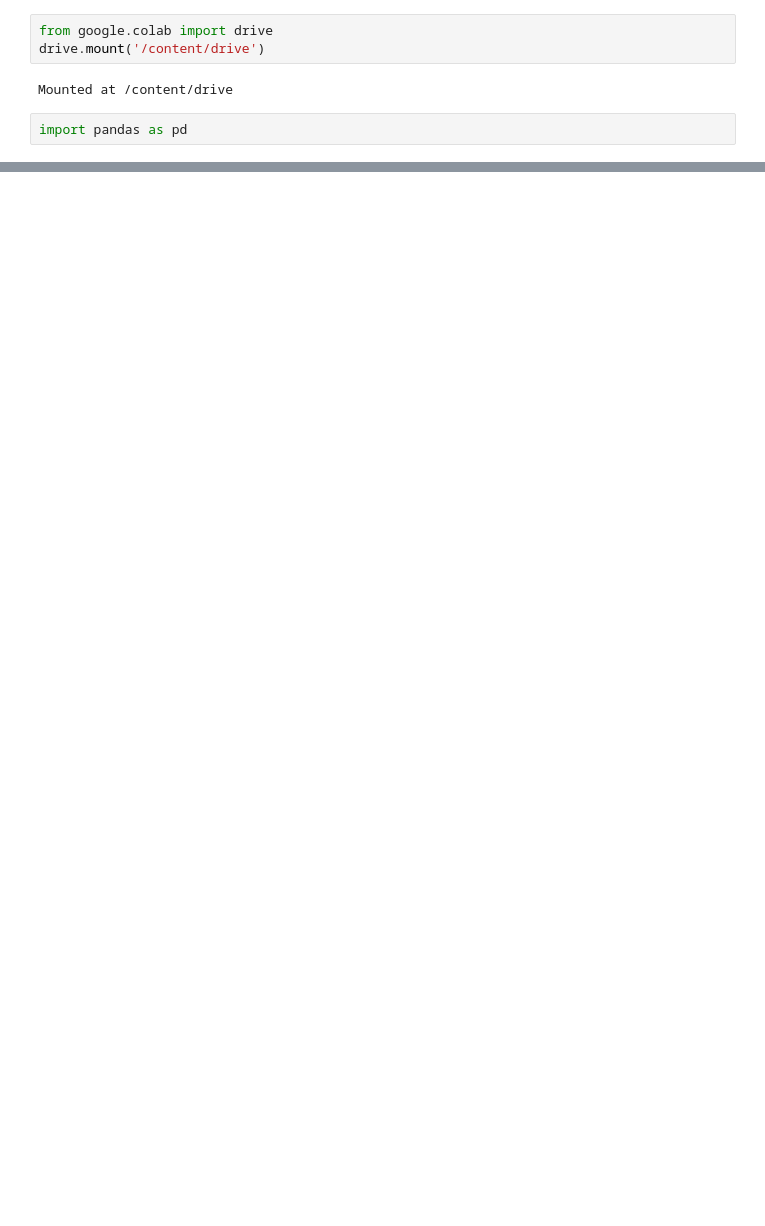
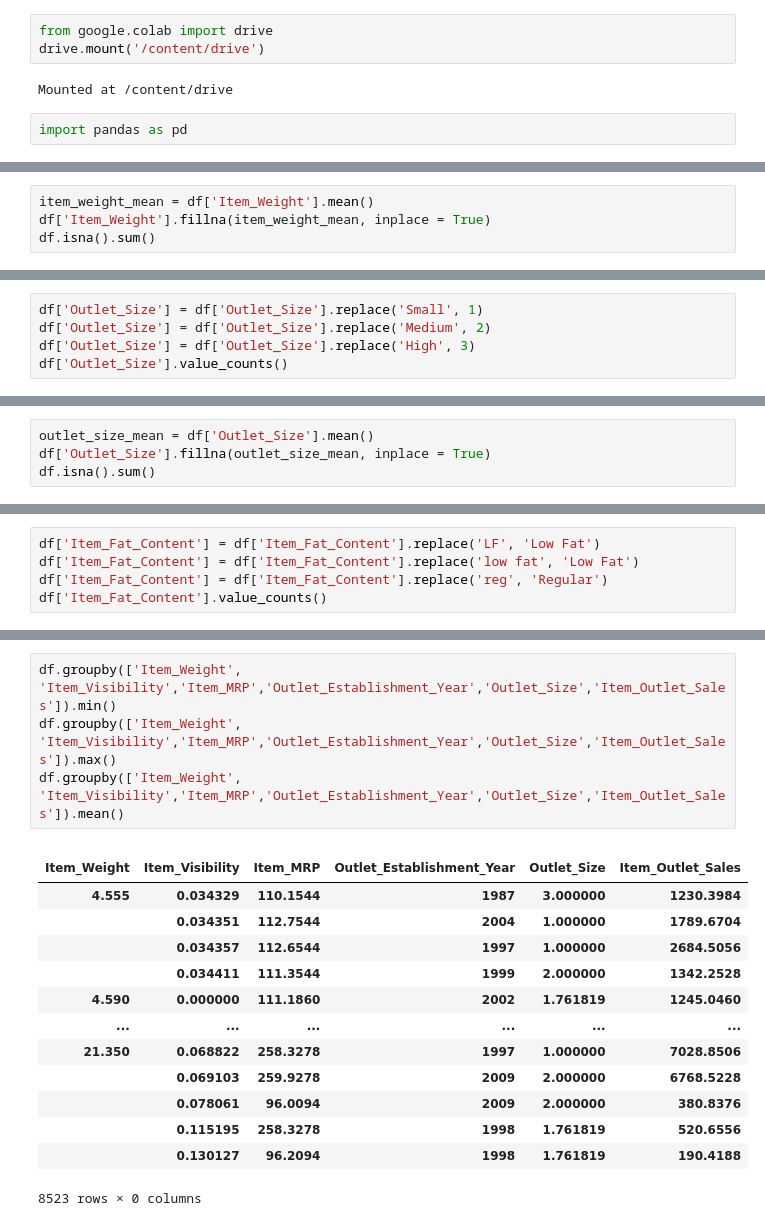
Before and after one commit to Jonathan-Hughes1524/food-sales-prediction, a Jupyter notebook: Sales_Predictor.ipynb, the cells around one changed output, grey strips where cells are left out. Drawn from its saved outputs; the diff is of its cells as text; blank space fills up the shorter version.

```diff
--- a/Sales_Predictor.ipynb
+++ b/Sales_Predictor.ipynb
@@ -20,0 +66,4 @@ df.head()
+# %%
+item_weight_mean = df['Item_Weight'].mean()
+df['Item_Weight'].fillna(item_weight_mean, inplace = True)
+df.isna().sum()
@@ -20,0 +101,5 @@ df.head()
+# %%
+df['Outlet_Size'] = df['Outlet_Size'].replace('Small', 1)
+df['Outlet_Size'] = df['Outlet_Size'].replace('Medium', 2)
+df['Outlet_Size'] = df['Outlet_Size'].replace('High', 3)
+df['Outlet_Size'].value_counts()
@@ -20,0 +111,4 @@ df.head()
+# %%
+outlet_size_mean = df['Outlet_Size'].mean()
+df['Outlet_Size'].fillna(outlet_size_mean, inplace = True)
+df.isna().sum()
@@ -20,0 +145,5 @@ df.head()
+# %%
+df['Item_Fat_Content'] = df['Item_Fat_Content'].replace('LF', 'Low Fat')
+df['Item_Fat_Content'] = df['Item_Fat_Content'].replace('low fat', 'Low Fat')
+df['Item_Fat_Content'] = df['Item_Fat_Content'].replace('reg', 'Regular')
+df['Item_Fat_Content'].value_counts()
@@ -20,0 +176,19 @@ df.head()
+# %%
+df.groupby(['Item_Weight', 'Item_Visibility','Item_MRP','Outlet_Establishment_Year','Outlet_Size','Item_Outlet_Sales']).min()
+df.groupby(['Item_Weight', 'Item_Visibility','Item_MRP','Outlet_Establishment_Year','Outlet_Size','Item_Outlet_Sales']).max()
+df.groupby(['Item_Weight', 'Item_Visibility','Item_MRP','Outlet_Establishment_Year','Outlet_Size','Item_Outlet_Sales']).mean()
+# %% [output]
+|  |  |  |  |  |  |
+| Item_Weight | Item_Visibility | Item_MRP | Outlet_Establishment_Year | Outlet_Size | Item_Outlet_Sales |
+| 4.555 | 0.034329 | 110.1544 | 1987 | 3.000000 | 1230.3984 |
+|  | 0.034351 | 112.7544 | 2004 | 1.000000 | 1789.6704 |
+|  | 0.034357 | 112.6544 | 1997 | 1.000000 | 2684.5056 |
+|  | 0.034411 | 111.3544 | 1999 | 2.000000 | 1342.2528 |
+| 4.590 | 0.000000 | 111.1860 | 2002 | 1.761819 | 1245.0460 |
+| ... | ... | ... | ... | ... | ... |
+| 21.350 | 0.068822 | 258.3278 | 1997 | 1.000000 | 7028.8506 |
+|  | 0.069103 | 259.9278 | 2009 | 2.000000 | 6768.5228 |
+|  | 0.078061 | 96.0094 | 2009 | 2.000000 | 380.8376 |
+|  | 0.115195 | 258.3278 | 1998 | 1.761819 | 520.6556 |
+|  | 0.130127 | 96.2094 | 1998 | 1.761819 | 190.4188 |
+8523 rows × 0 columns
```
Also changed, not shown: parts of 12 cells of this notebook.
